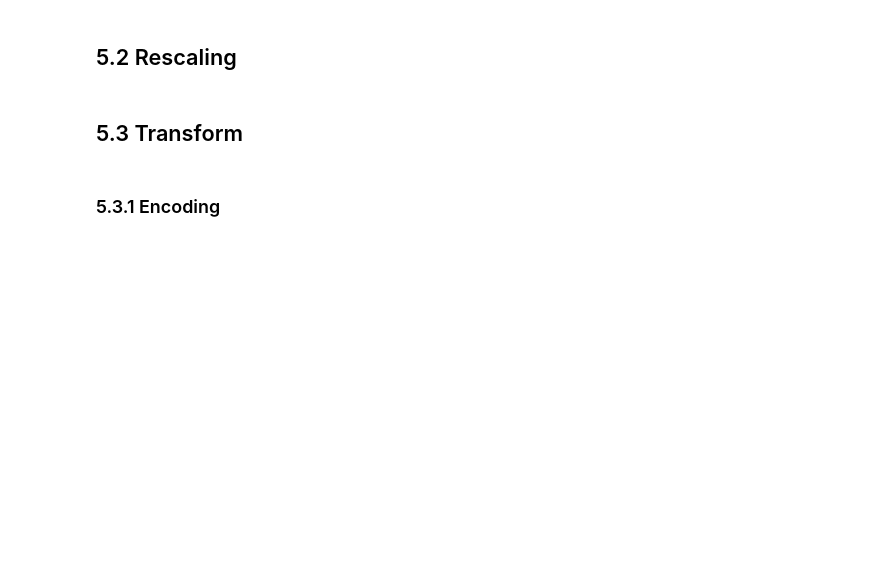
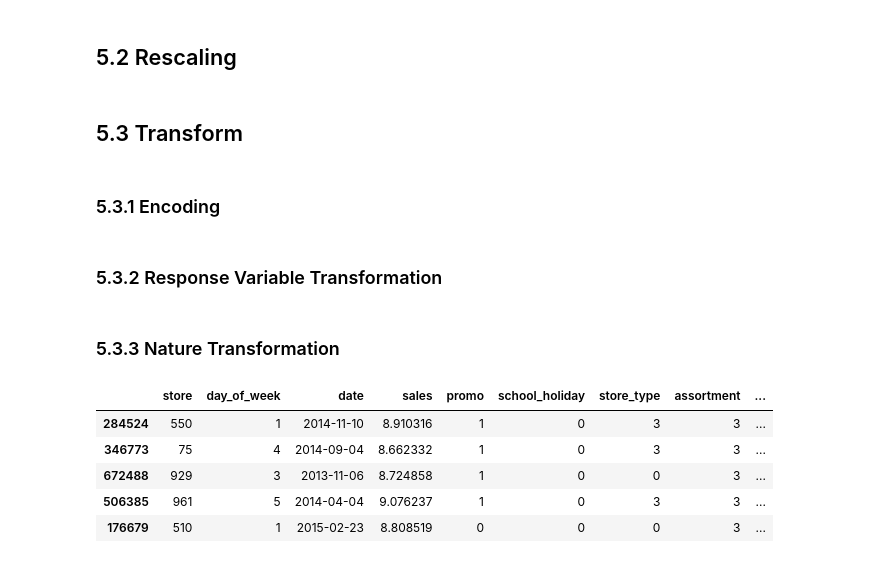
Before and after one commit to polloncarlos/rossmann_sales_predict, a Jupyter notebook: m05_v01_store_sales_prediction.ipynb, the cells around one changed output. Drawn from its saved outputs; the diff is of its cells as text; code cells hidden in the pictures; blank space fills up the shorter version.

```diff
--- a/m05_v01_store_sales_prediction.ipynb
+++ b/m05_v01_store_sales_prediction.ipynb
@@ -896,3 +896,34 @@ assortment_dict = {'basic': 1,
                    'extra': 2,
                    'extended': 3}
 df5['assortment'] = df5['assortment'].map(assortment_dict)
+# %% [markdown]
+### 5.3.2 Response Variable Transformation
+# %%
+df5['sales'] = np.log1p(df5['sales'])
+# %% [markdown]
+### 5.3.3 Nature Transformation
+# %%
+# day_of_week
+df5['day_of_week_sin'] = df5['day_of_week'].apply(lambda x: np.sin( x * ( 2. * np.pi/7)))
+df5['day_of_week_cos'] = df5['day_of_week'].apply(lambda x: np.cos( x * ( 2. * np.pi/7)))
+
+#month
+df5['month_sin'] = df5['month'].apply(lambda x: np.sin( x * ( 2. * np.pi/12)))
+df5['month_cos'] = df5['month'].apply(lambda x: np.cos( x * ( 2. * np.pi/12)))
+
+#day
+df5['day_sin'] = df5['day'].apply(lambda x: np.sin( x * ( 2. * np.pi/30)))
+df5['day_cos'] = df5['day'].apply(lambda x: np.cos( x * ( 2. * np.pi/30)))
+
+#week_of_year
+df5['week_of_year_sin'] = df5['week_of_year'].apply(lambda x: np.sin( x * ( 2. * np.pi/52)))
+df5['week_of_year_cos'] = df5['week_of_year'].apply(lambda x: np.cos( x * ( 2. * np.pi/52)))
+# %%
+df5.sample(5)
+# %% [output]
+|  | store | day_of_week | date | sales | promo | school_holiday | store_type | assortment | ... |
+| 284524 | 550 | 1 | 2014-11-10 | 8.910316 | 1 | 0 | 3 | 3 | ... |
+| 346773 | 75 | 4 | 2014-09-04 | 8.662332 | 1 | 0 | 3 | 3 | ... |
+| 672488 | 929 | 3 | 2013-11-06 | 8.724858 | 1 | 0 | 0 | 3 | ... |
+| 506385 | 961 | 5 | 2014-04-04 | 9.076237 | 1 | 0 | 3 | 3 | ... |
+| 176679 | 510 | 1 | 2015-02-23 | 8.808519 | 0 | 0 | 0 | 3 | ... |
```
Also changed, not shown: parts of 3 cells of this notebook.
